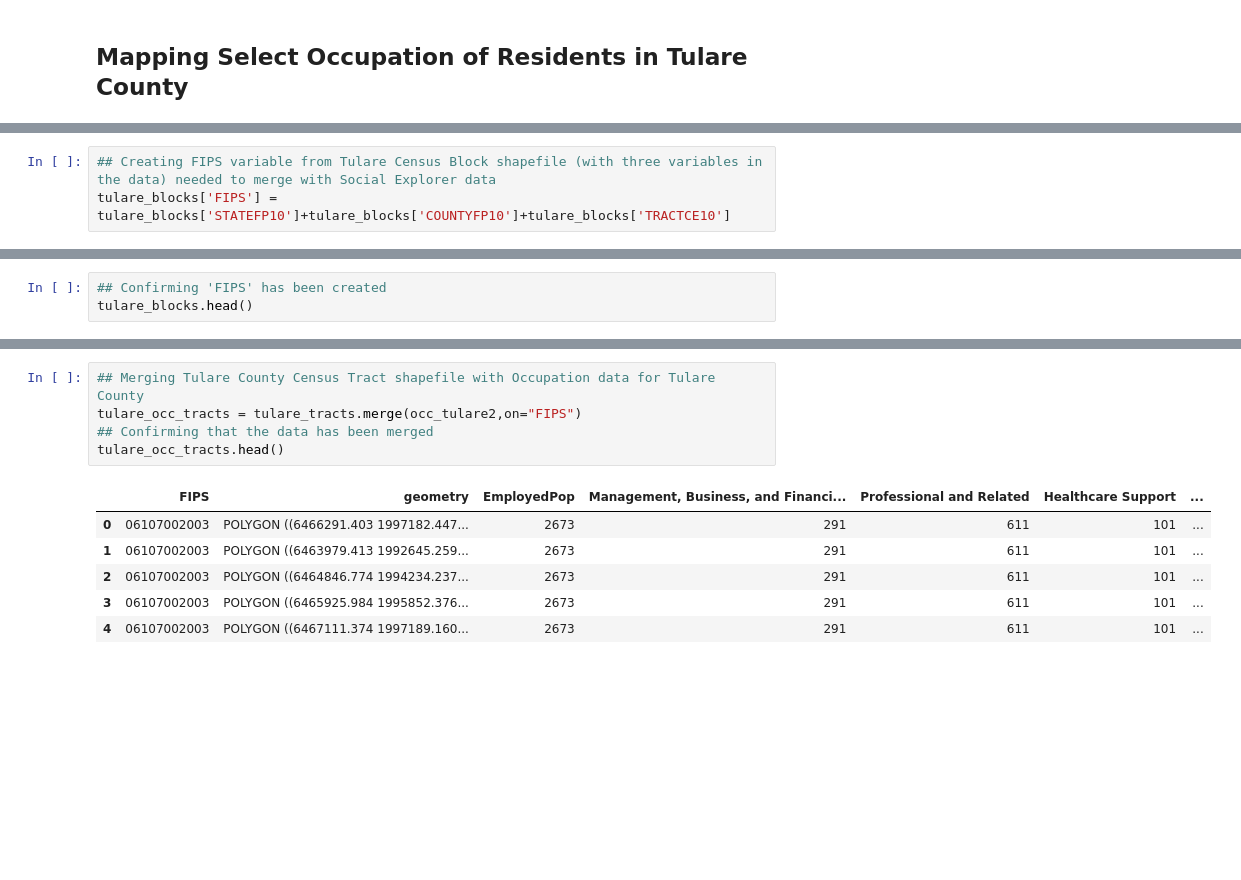
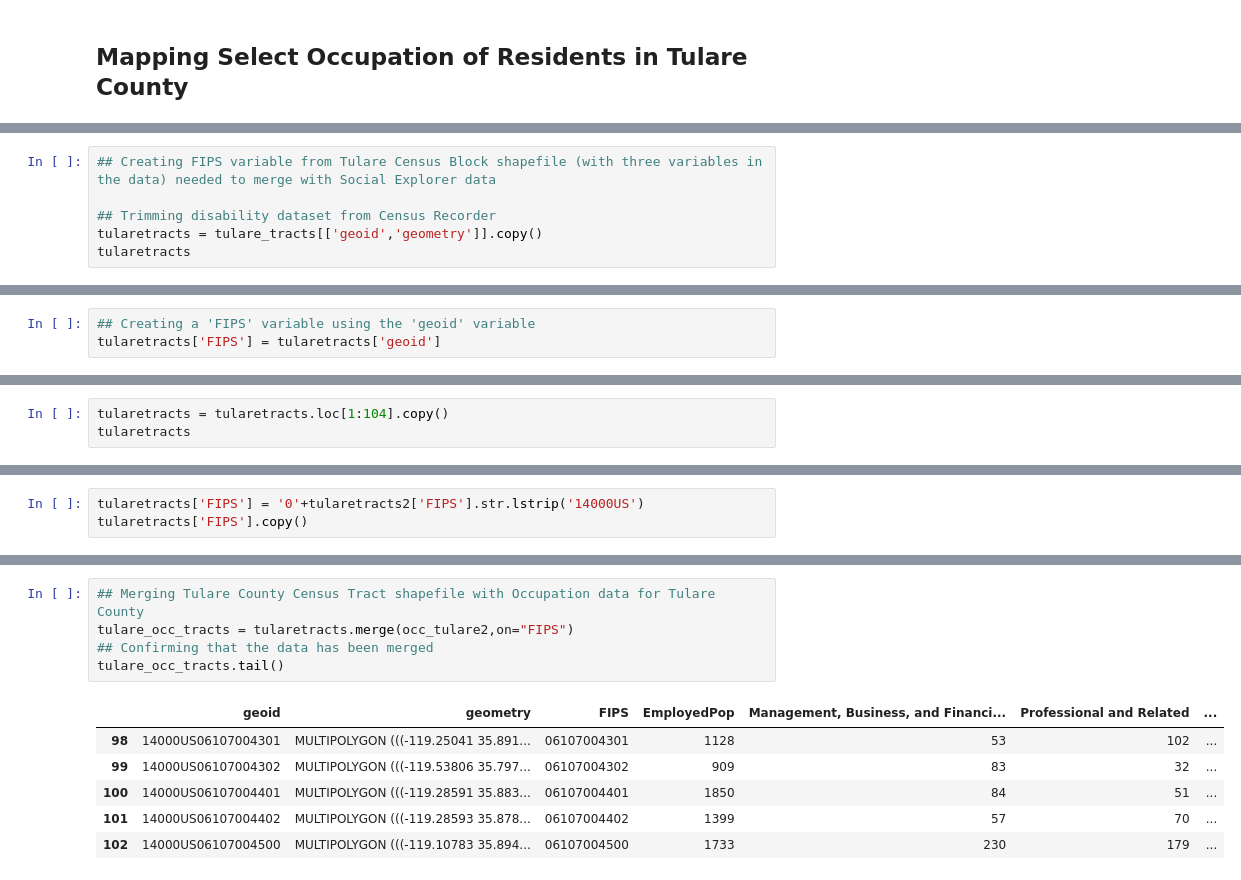
Before and after one commit to ngmelo/up221-melody, a Jupyter notebook: Week 3/ng.melody.week3assgn.ipynb, the cells around one changed output, grey strips where cells are left out. Saved outputs shown, nothing was run; the diff lists cells and outputs as text; blank space fills up the shorter version.

```diff
--- a/Week 3/ng.melody.week3assgn.ipynb
+++ b/Week 3/ng.melody.week3assgn.ipynb
@@ -301,3 +316,6 @@ tulare_blocks.head()
 # %%
 ## Creating FIPS variable from Tulare Census Block shapefile (with three variables in the data) needed to merge with Social Explorer data
-tulare_blocks['FIPS'] = tulare_blocks['STATEFP10']+tulare_blocks['COUNTYFP10']+tulare_blocks['TRACTCE10']
+
+## Trimming disability dataset from Census Recorder
+tularetracts = tulare_tracts[['geoid','geometry']].copy()
+tularetracts
@@ -304,3 +336,3 @@ tulare_blocks['FIPS'] = tulare_blocks['STATEFP10']+tulare_blocks['COUNTYFP10']+t
 # %%
-## Confirming 'FIPS' has been created
-tulare_blocks.head()
+## Creating a 'FIPS' variable using the 'geoid' variable
+tularetracts['FIPS'] = tularetracts['geoid']
@@ -325,0 +348,3 @@ tulare_tracts.head()
+# %%
+tularetracts = tularetracts.loc[1:104].copy()
+tularetracts
@@ -325,0 +365,3 @@ tulare_tracts.head()
+# %%
+tularetracts['FIPS'] = '0'+tularetracts2['FIPS'].str.lstrip('14000US')
+tularetracts['FIPS'].copy()
@@ -326,12 +390,12 @@ tulare_tracts.head()
 # %%
 ## Merging Tulare County Census Tract shapefile with Occupation data for Tulare County
-tulare_occ_tracts = tulare_tracts.merge(occ_tulare2,on="FIPS")
+tulare_occ_tracts = tularetracts.merge(occ_tulare2,on="FIPS")
 ## Confirming that the data has been merged
-tulare_occ_tracts.head()
+tulare_occ_tracts.tail()
 # %% [output]
-|  | FIPS | geometry | EmployedPop | Management, Business, and Financi... | Professional and Related | Healthcare Support | ... |
-| 0 | 06107002003 | POLYGON ((6466291.403 1997182.447... | 2673 | 291 | 611 | 101 | ... |
-| 1 | 06107002003 | POLYGON ((6463979.413 1992645.259... | 2673 | 291 | 611 | 101 | ... |
-| 2 | 06107002003 | POLYGON ((6464846.774 1994234.237... | 2673 | 291 | 611 | 101 | ... |
-| 3 | 06107002003 | POLYGON ((6465925.984 1995852.376... | 2673 | 291 | 611 | 101 | ... |
-| 4 | 06107002003 | POLYGON ((6467111.374 1997189.160... | 2673 | 291 | 611 | 101 | ... |
+|  | geoid | geometry | FIPS | EmployedPop | Management, Business, and Financi... | Professional and Related | ... |
+| 98 | 14000US06107004301 | MULTIPOLYGON (((-119.25041 35.891... | 06107004301 | 1128 | 53 | 102 | ... |
+| 99 | 14000US06107004302 | MULTIPOLYGON (((-119.53806 35.797... | 06107004302 | 909 | 83 | 32 | ... |
+| 100 | 14000US06107004401 | MULTIPOLYGON (((-119.28591 35.883... | 06107004401 | 1850 | 84 | 51 | ... |
+| 101 | 14000US06107004402 | MULTIPOLYGON (((-119.28593 35.878... | 06107004402 | 1399 | 57 | 70 | ... |
+| 102 | 14000US06107004500 | MULTIPOLYGON (((-119.10783 35.894... | 06107004500 | 1733 | 230 | 179 | ... |
```
Also changed, not shown: parts of 22 cells of this notebook.
